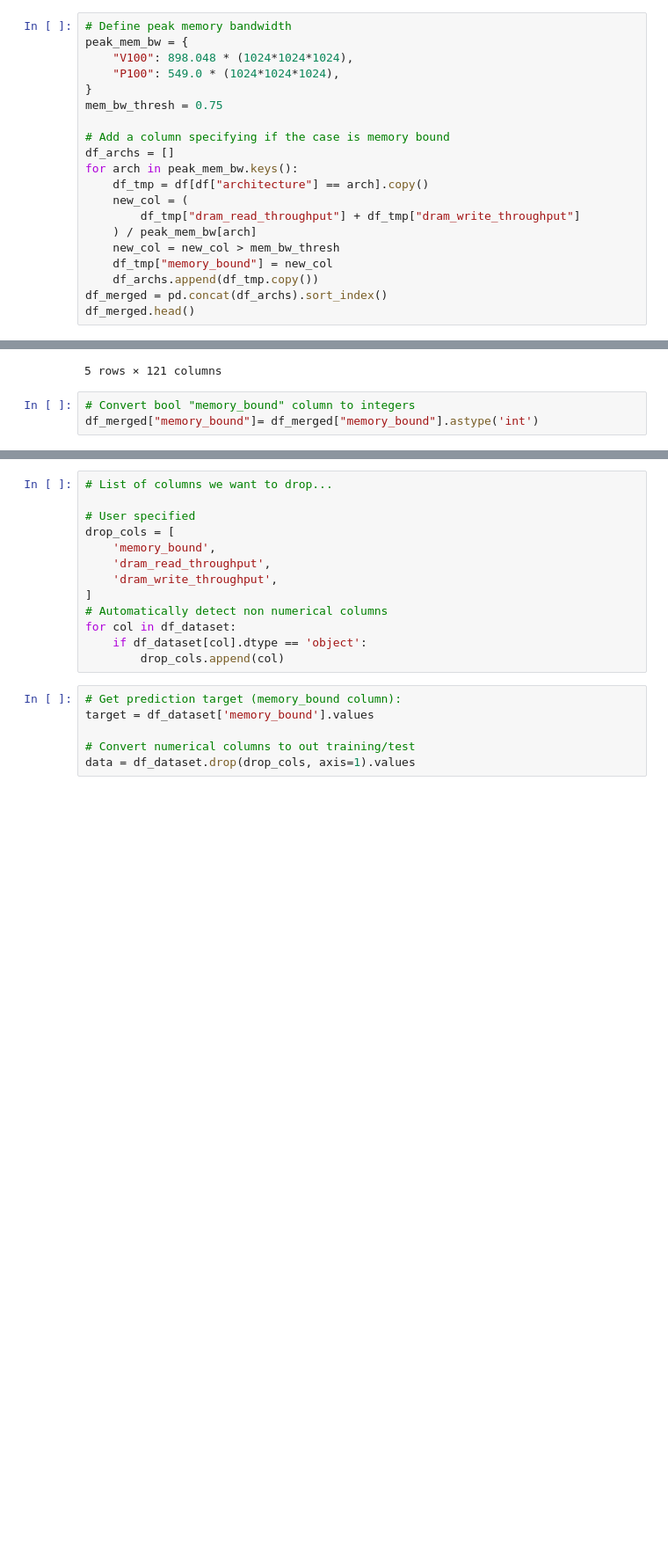
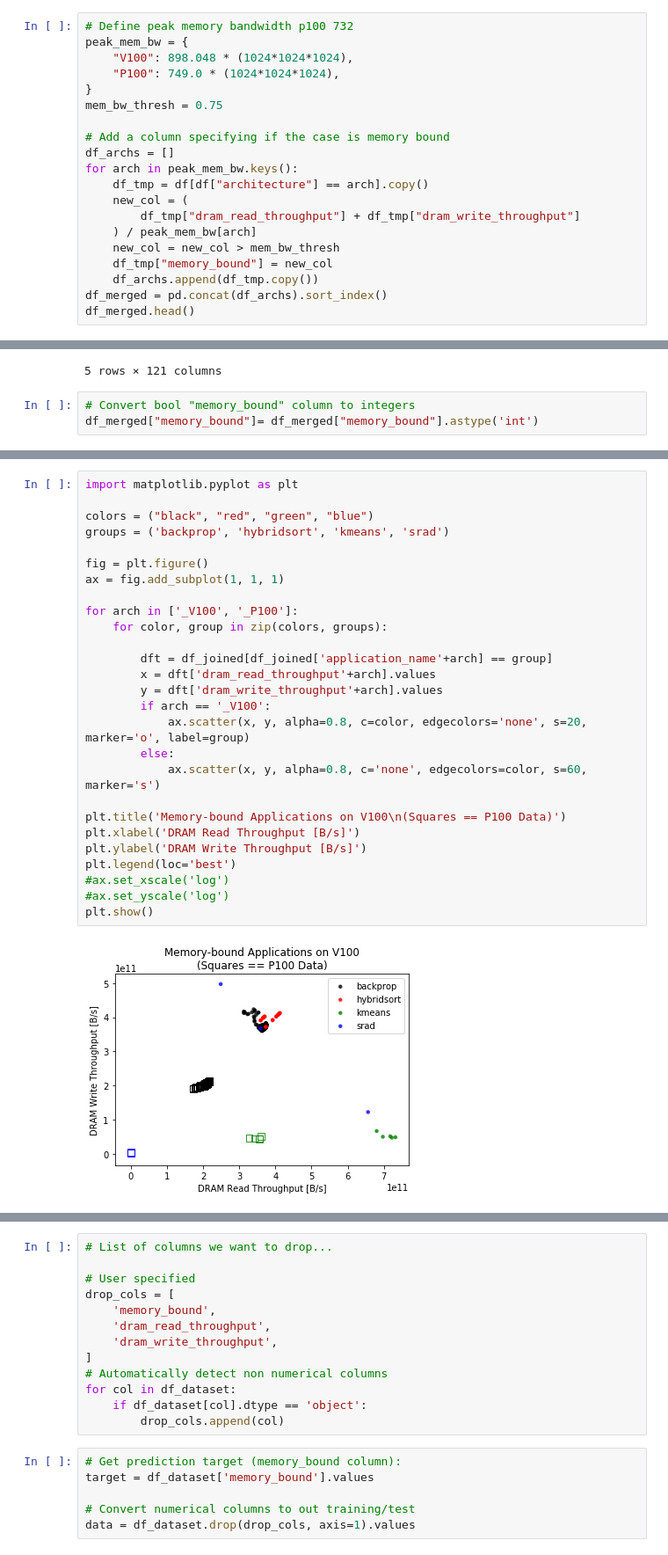
Before and after one commit to YulianaGomez/power, a Jupyter notebook: nvidia_gpus/all_apps/memory_bound_classifier.ipynb, the cells around one changed output, grey strips where cells are left out. Shown at 88% size. Drawn from its saved outputs; the diff is of its cells as text; blank space fills up the shorter version.

Commit message:
comparing app memory bound transition

```diff
--- a/nvidia_gpus/all_apps/memory_bound_classifier.ipynb
+++ b/nvidia_gpus/all_apps/memory_bound_classifier.ipynb
@@ -32,10 +32,10 @@ df.head()
 | 4 | 56.00056 | bpnn_adjust_weights_cuda | 1.0 | 0.999995 | 0.999994 | ... |
 5 rows × 120 columns
 # %%
-# Define peak memory bandwidth
+# Define peak memory bandwidth p100 732
 peak_mem_bw = {
     "V100": 898.048 * (1024*1024*1024),
-    "P100": 549.0 * (1024*1024*1024),
+    "P100": 749.0 * (1024*1024*1024),
 }
 mem_bw_thresh = 0.75
 
@@ -70,0 +100,29 @@ df_merged.to_parquet('df.clean.parquet.gzip', compression='gzip')
+# %%
+import matplotlib.pyplot as plt
+
+colors = ("black", "red", "green", "blue")
+groups = ('backprop', 'hybridsort', 'kmeans', 'srad')
+
+fig = plt.figure()
+ax = fig.add_subplot(1, 1, 1)
+
+for arch in ['_V100', '_P100']:
+    for color, group in zip(colors, groups):
+
+        dft = df_joined[df_joined['application_name'+arch] == group]
+        x = dft['dram_read_throughput'+arch].values
+        y = dft['dram_write_throughput'+arch].values
+        if arch == '_V100':
+            ax.scatter(x, y, alpha=0.8, c=color, edgecolors='none', s=20, marker='o', label=group)
+        else:
+            ax.scatter(x, y, alpha=0.8, c='none', edgecolors=color, s=60, marker='s')
+
+plt.title('Memory-bound Applications on V100\n(Squares == P100 Data)')
+plt.xlabel('DRAM Read Throughput [B/s]')
+plt.ylabel('DRAM Write Throughput [B/s]')
+plt.legend(loc='best')
+#ax.set_xscale('log')
+#ax.set_yscale('log')
+plt.show()
+# %% [output]
+[figure, added]
```
Also changed, not shown: parts of 20 cells of this notebook.
